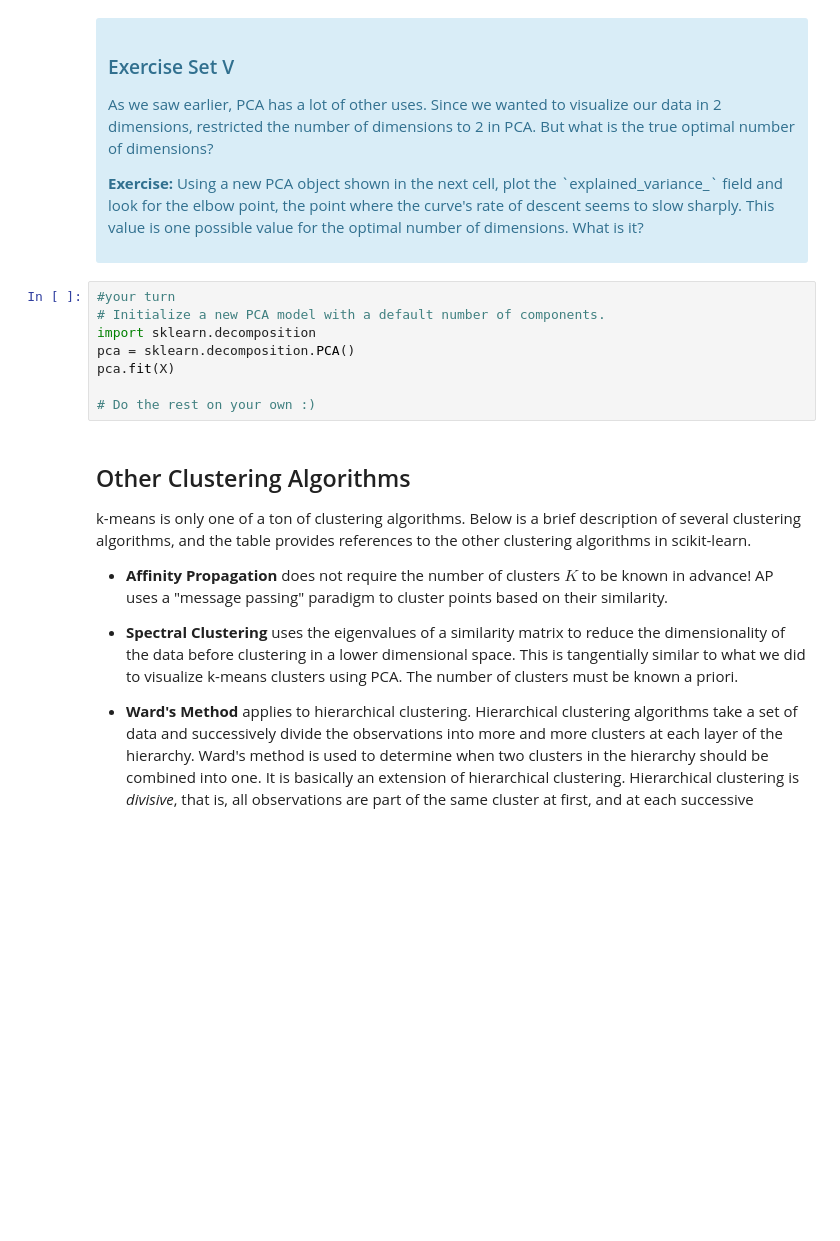
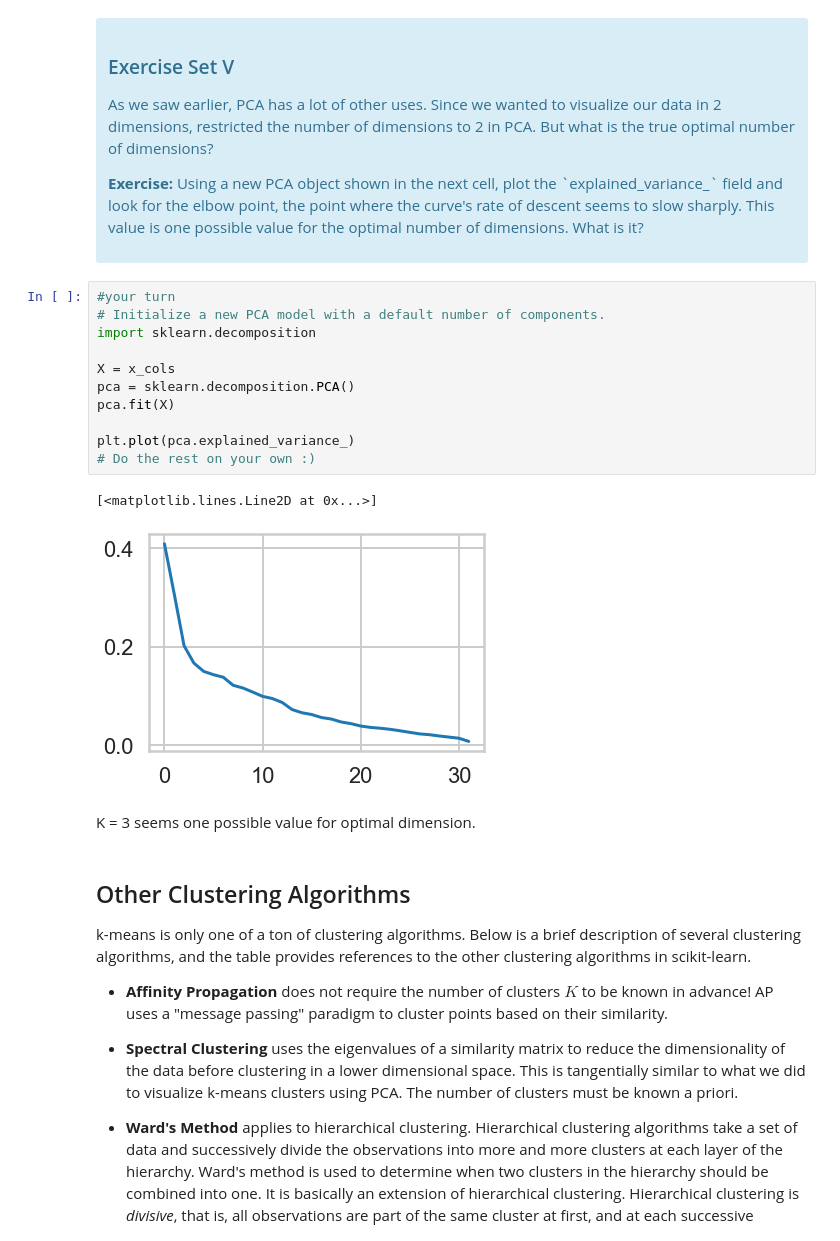
Before and after one commit to Anandpatil412/DSC, a Jupyter notebook: Customer_segment_clustering/Mini_Project_Clustering.ipynb, the cells around one changed output. Saved outputs shown, nothing was run; the diff lists cells and outputs as text; blank space fills up the shorter version.

```diff
--- a/Customer_segment_clustering/Mini_Project_Clustering.ipynb
+++ b/Customer_segment_clustering/Mini_Project_Clustering.ipynb
@@ -233,11 +396,19 @@ What we've done is we've taken those columns of 0/1 indicator variables, and we'
 # %%
 #your turn
 # Initialize a new PCA model with a default number of components.
 import sklearn.decomposition
+
+X = x_cols
 pca = sklearn.decomposition.PCA()
 pca.fit(X)
 
+plt.plot(pca.explained_variance_)
 # Do the rest on your own :)
+# %% [output]
+[<matplotlib.lines.Line2D at 0x...>]
+[figure, added]
+# %% [markdown]
+K = 3 seems one possible value for optimal dimension.
 # %% [markdown]
 ## Other Clustering Algorithms
 
```
Also changed, not shown: parts of 16 cells of this notebook.
